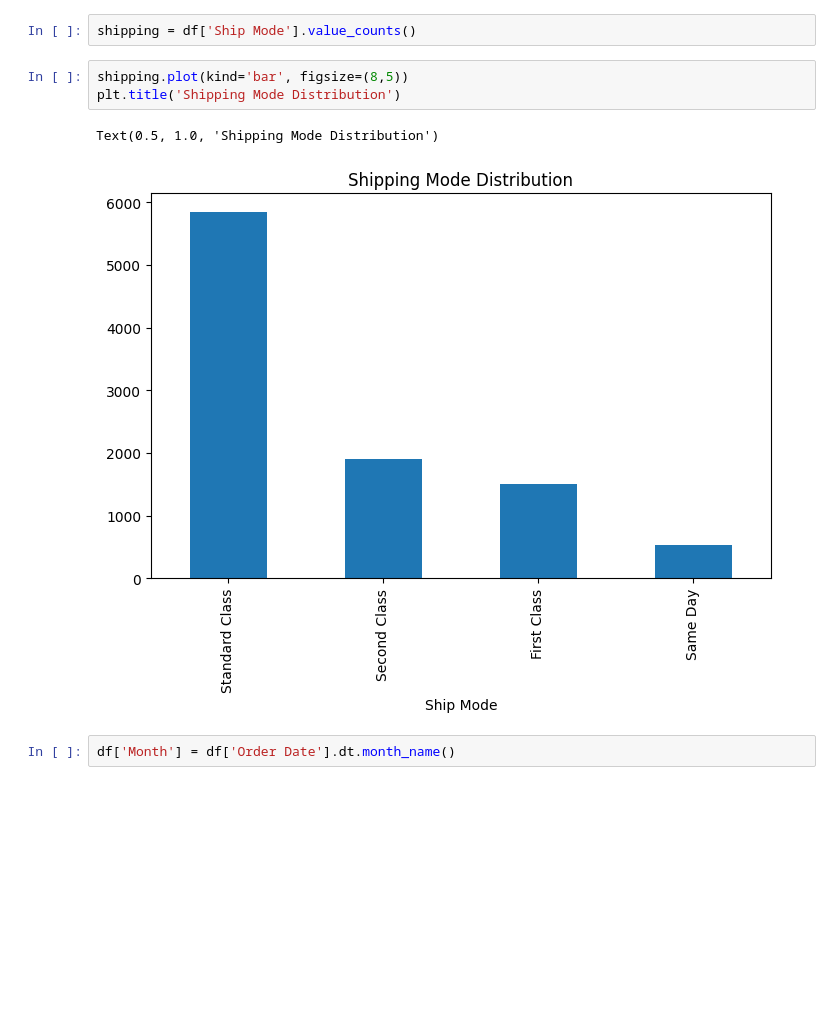
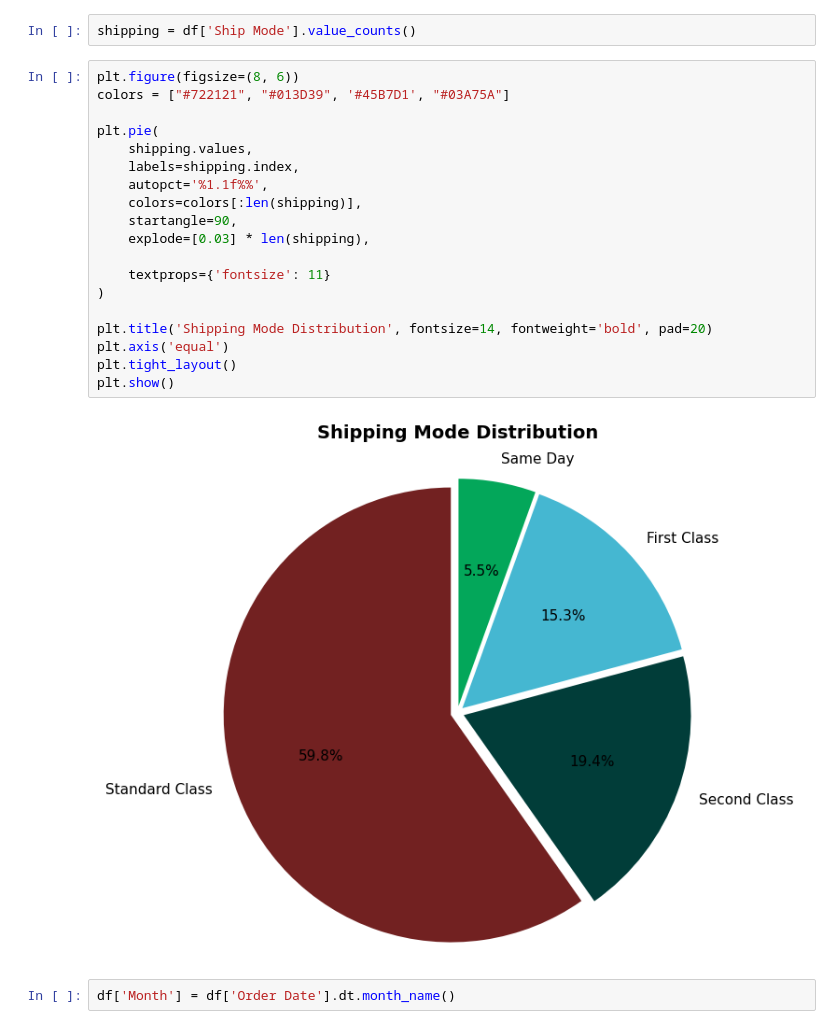
Before and after one commit to NasrudinAbdullahi/Superstore-Sales-Prediction, a Jupyter notebook: sales_prediction.ipynb, the cells around one changed output. Saved outputs shown, nothing was run; the diff lists cells and outputs as text; blank space fills up the shorter version.

Commit message:
modified the bar chart to pie chart for Shipping Mode istribution

```diff
--- a/sales_prediction.ipynb
+++ b/sales_prediction.ipynb
@@ -194,11 +194,26 @@ Which shipping mode is most used?
 # %%
 shipping = df['Ship Mode'].value_counts()
 # %%
-shipping.plot(kind='bar', figsize=(8,5))
-plt.title('Shipping Mode Distribution')
+plt.figure(figsize=(8, 6))
+colors = ["#722121", "#013D39", '#45B7D1', "#03A75A"]
+
+plt.pie(
+    shipping.values,
+    labels=shipping.index,
+    autopct='%1.1f%%',
+    colors=colors[:len(shipping)],
+    startangle=90,
+    explode=[0.03] * len(shipping),
+
+    textprops={'fontsize': 11}
+)
+
+plt.title('Shipping Mode Distribution', fontsize=14, fontweight='bold', pad=20)
+plt.axis('equal')
+plt.tight_layout()
+plt.show()
 # %% [output]
-Text(0.5, 1.0, 'Shipping Mode Distribution')
-[figure, old version]
+[figure, new version]
 # %%
 df['Month'] = df['Order Date'].dt.month_name()
 # %%
```
